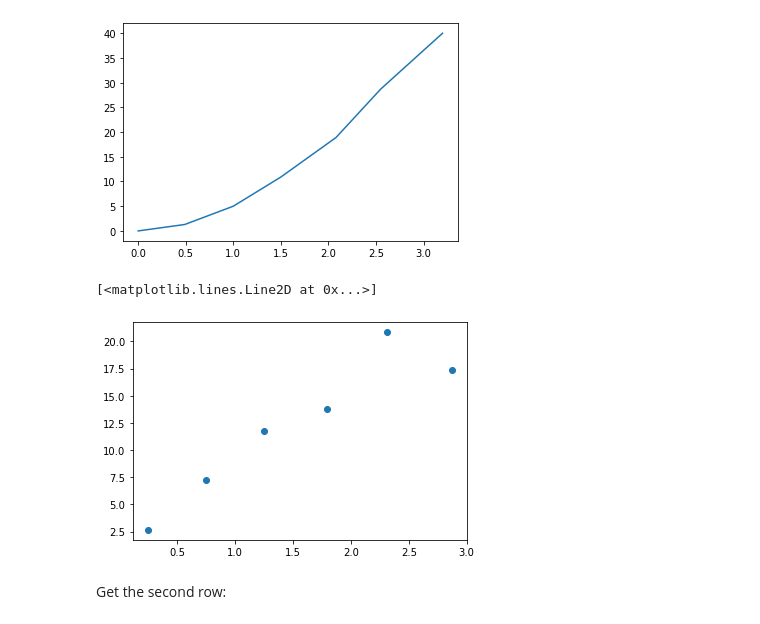
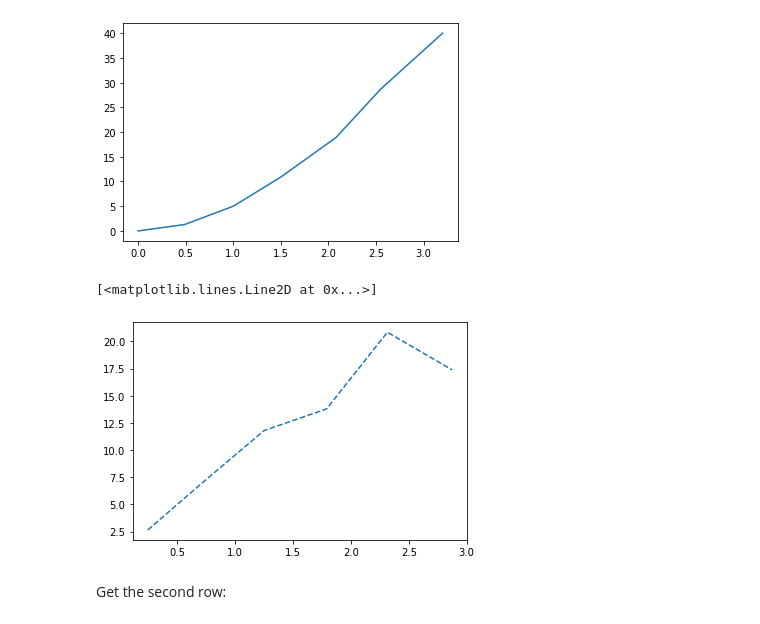
Before and after one commit to mingming-li/SES494-598, a Jupyter notebook: AEX03.ipynb, the cells around one changed output. Saved outputs shown, nothing was run; the diff lists cells and outputs as text; code cells hidden in the pictures.

```diff
--- a/AEX03.ipynb
+++ b/AEX03.ipynb
@@ -205,10 +204,10 @@ plt.plot(t, y)
 [<matplotlib.lines.Line2D at 0x...>]
 [figure]
 # %%
-plt.plot(t_avg, v_avg, 'o')
+plt.plot(t_avg, v_avg, '--')
 # %% [output]
 [<matplotlib.lines.Line2D at 0x...>]
-[figure, old version]
+[figure, new version]
 # %%
 matrix = np.asarray([[0, 1, 2],
                       [3, 4, 5],
```
Also changed, not shown: parts of 3 cells of this notebook, 2 other files.
